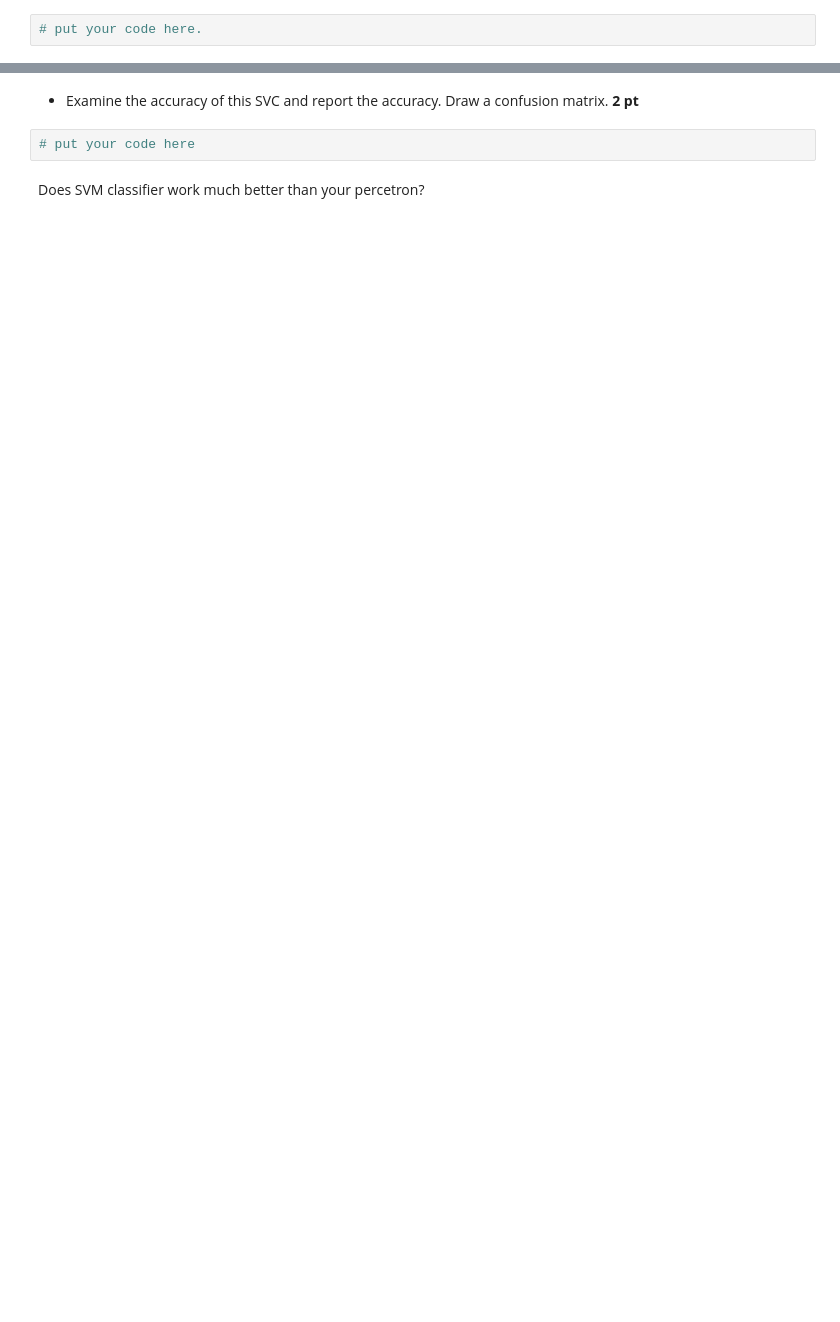
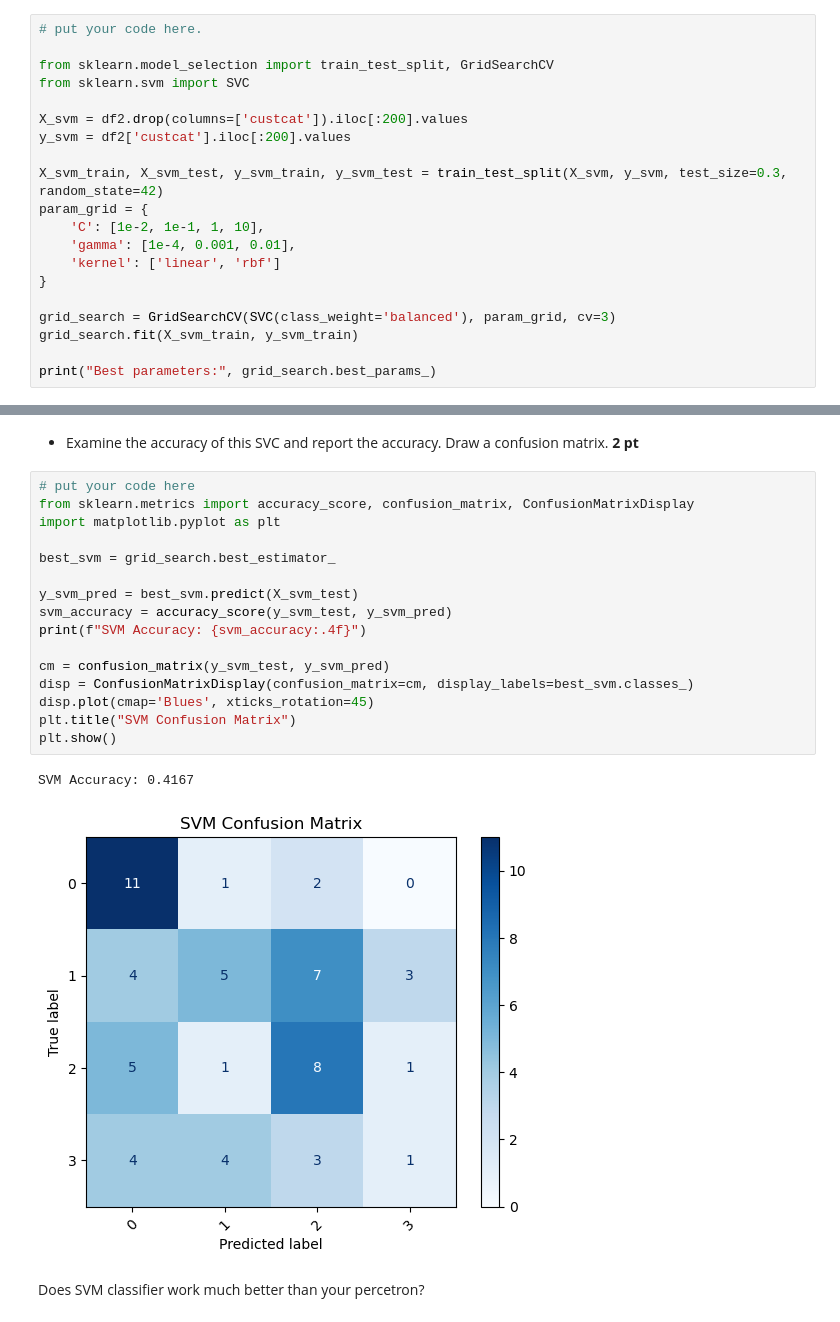
Before and after one commit to Justinwagner371/CMSE202-f25-turnin, a Jupyter notebook: hw-04/HW-04_Perceptron_SVM_STUDENT.ipynb, the cells around one changed output, grey strips where cells are left out. Drawn from its saved outputs; the diff is of its cells as text; blank space fills up the shorter version.

```diff
--- a/hw-04/HW-04_Perceptron_SVM_STUDENT.ipynb
+++ b/hw-04/HW-04_Perceptron_SVM_STUDENT.ipynb
@@ -369,3 +393,21 @@ Let's re-use the customer category data. There are five caterogies with multiple
 * Complete GridSearch to extract best parameters gets **5 pt**.
 # %%
 # put your code here.
+
+from sklearn.model_selection import train_test_split, GridSearchCV
+from sklearn.svm import SVC
+
+X_svm = df2.drop(columns=['custcat']).iloc[:200].values
+y_svm = df2['custcat'].iloc[:200].values
+
+X_svm_train, X_svm_test, y_svm_train, y_svm_test = train_test_split(X_svm, y_svm, test_size=0.3, random_state=42)
+param_grid = {
+    'C': [1e-2, 1e-1, 1, 10],
+    'gamma': [1e-4, 0.001, 0.01],
+    'kernel': ['linear', 'rbf']
+}
+
+grid_search = GridSearchCV(SVC(class_weight='balanced'), param_grid, cv=3)
+grid_search.fit(X_svm_train, y_svm_train)
+
+print("Best parameters:", grid_search.best_params_)
@@ -373,6 +417,23 @@ Let's re-use the customer category data. There are five caterogies with multiple
 * Examine the accuracy of this SVC and report the accuracy. Draw a confusion matrix. **2 pt**
 # %%
 # put your code here
+from sklearn.metrics import accuracy_score, confusion_matrix, ConfusionMatrixDisplay
+import matplotlib.pyplot as plt
+
+best_svm = grid_search.best_estimator_
+
+y_svm_pred = best_svm.predict(X_svm_test)
+svm_accuracy = accuracy_score(y_svm_test, y_svm_pred)
+print(f"SVM Accuracy: {svm_accuracy:.4f}")
+
+cm = confusion_matrix(y_svm_test, y_svm_pred)
+disp = ConfusionMatrixDisplay(confusion_matrix=cm, display_labels=best_svm.classes_)
+disp.plot(cmap='Blues', xticks_rotation=45)
+plt.title("SVM Confusion Matrix")
+plt.show()
+# %% [output]
+SVM Accuracy: 0.4167
+[figure, added]
 # %% [markdown]
 Does SVM classifier work much better than your percetron?
 # %% [markdown]
```
Also changed, not shown: parts of 5 cells of this notebook.
